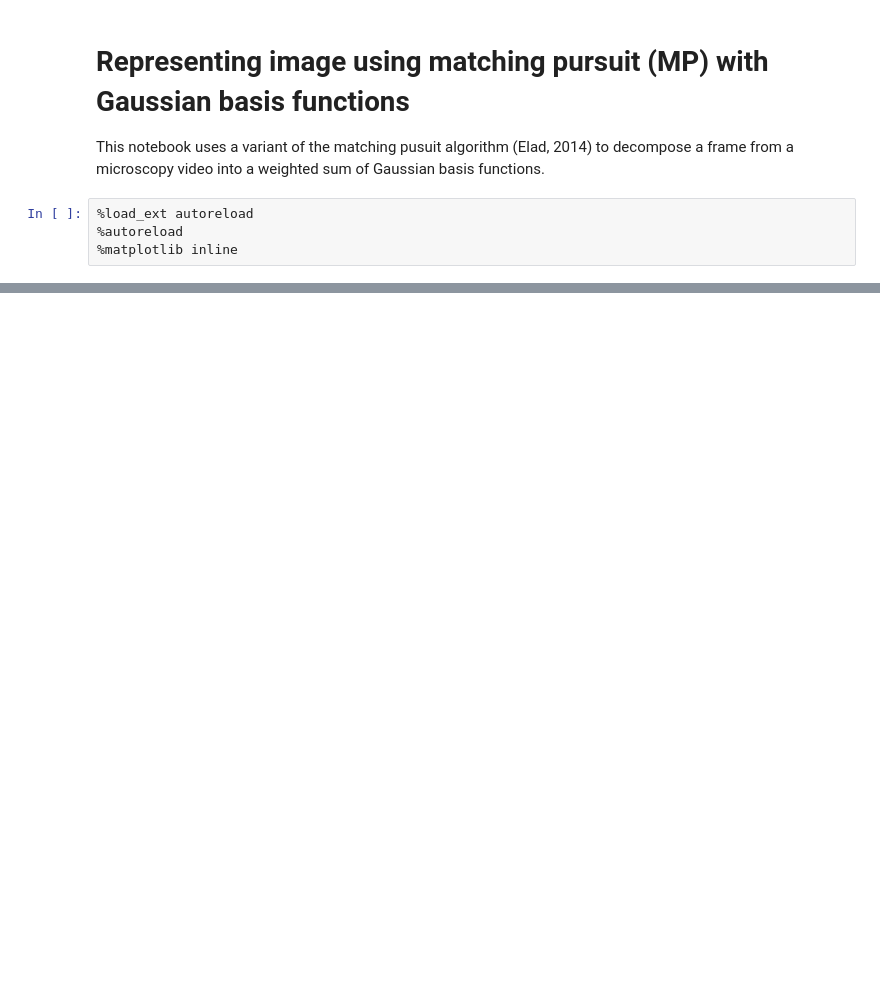
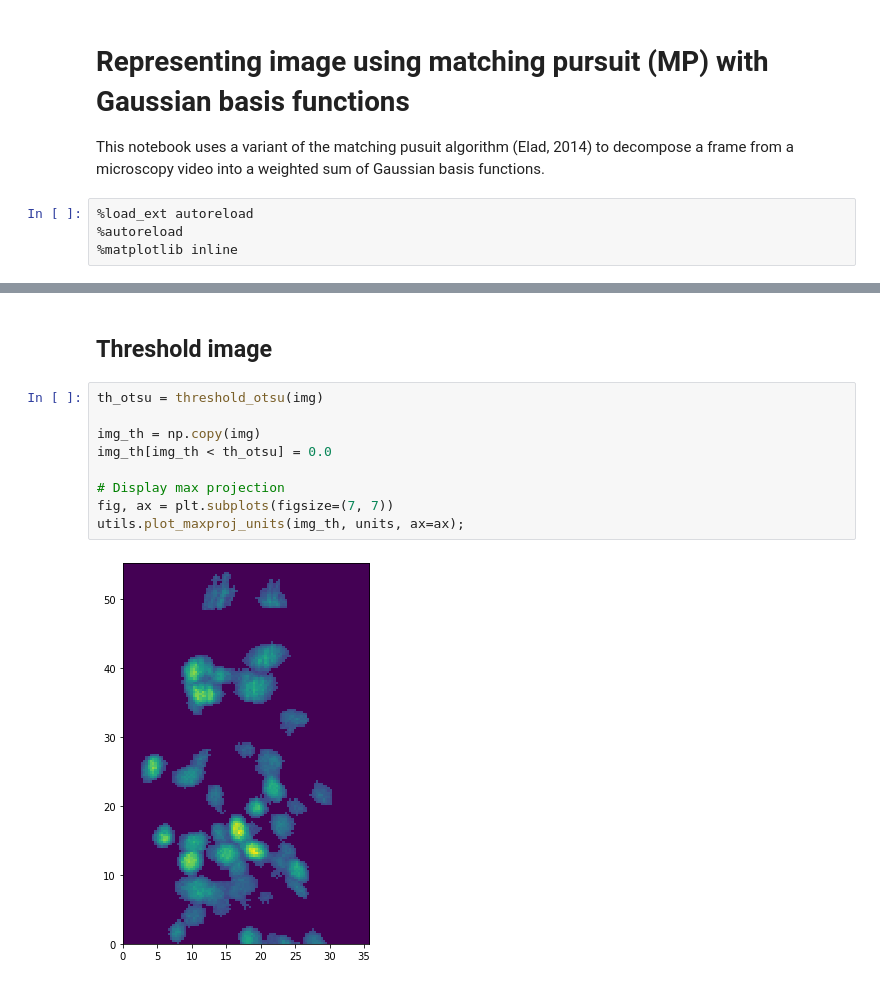
Before and after one commit to evarol/ot_tracking, a Jupyter notebook: python/notebooks/image_representation/04_01_matching_pursuit.ipynb, the cells around one changed output, grey strips where cells are left out. Cells and saved outputs as stored; diff of their text form; blank space fills up the shorter version.

```diff
--- a/python/notebooks/image_representation/04_01_matching_pursuit.ipynb
+++ b/python/notebooks/image_representation/04_01_matching_pursuit.ipynb
@@ -60,0 +46,13 @@ plt.axis('off');
+# %% [markdown]
+## Threshold image
+# %%
+th_otsu = threshold_otsu(img)
+
+img_th = np.copy(img)
+img_th[img_th < th_otsu] = 0.0
+
+# Display max projection
+fig, ax = plt.subplots(figsize=(7, 7))
+utils.plot_maxproj_units(img_th, units, ax=ax);
+# %% [output]
+[figure, added]
```
Also changed, not shown: parts of 18 cells of this notebook, 7 other files.
